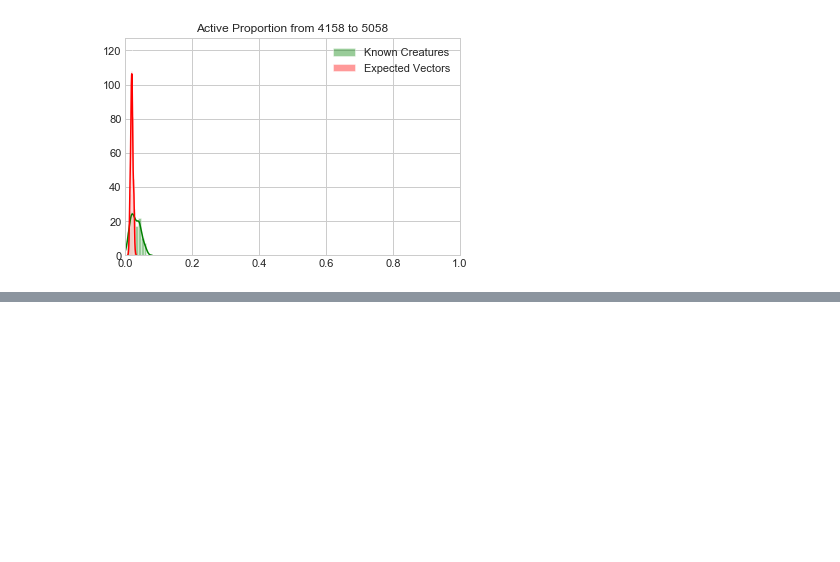
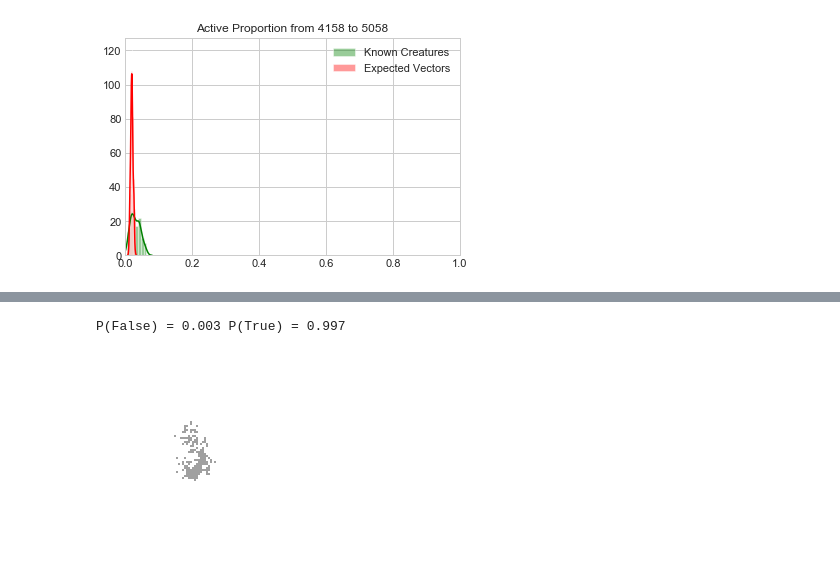
Before and after one commit to vingkan/phylo, a Jupyter notebook: notebooks/Reinforcement Learning.ipynb, the cells around one changed output, grey strips where cells are left out. Saved outputs shown, nothing was run; the diff lists cells and outputs as text; code cells hidden in the pictures; blank space fills up the shorter version.

```diff
--- a/notebooks/Reinforcement Learning.ipynb
+++ b/notebooks/Reinforcement Learning.ipynb
@@ -236,0 +255,7 @@ plt.legend()
+# %%
+ev2 = generate_expected(X_test, n_sub, seed=93)
+print("P(False) = {0:.3f} P(True) = {1:.3f}".format(*clf.predict_proba([ev2])[0]))
+phylo.scale_img(phylo.unvectorize(ev2), 2)
+# %% [output]
+P(False) = 0.003 P(True) = 0.997
+[figure, added]
```
Also changed, not shown: parts of 28 cells of this notebook, 1 other file.
